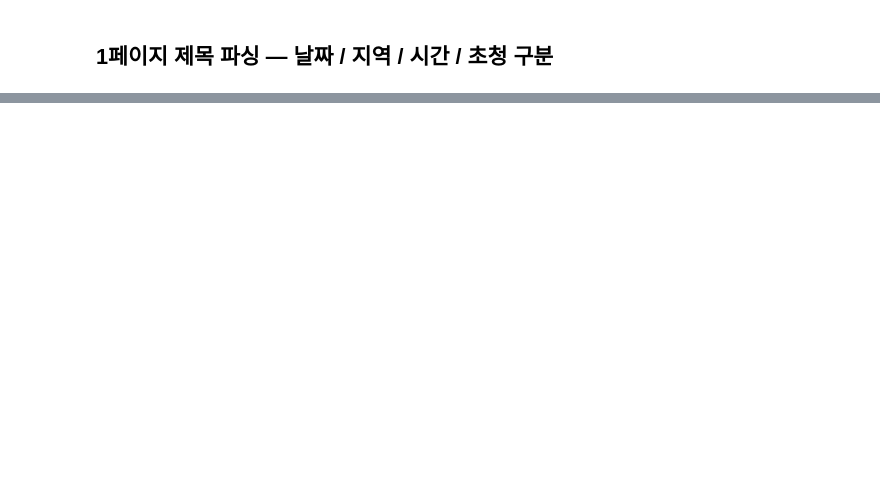
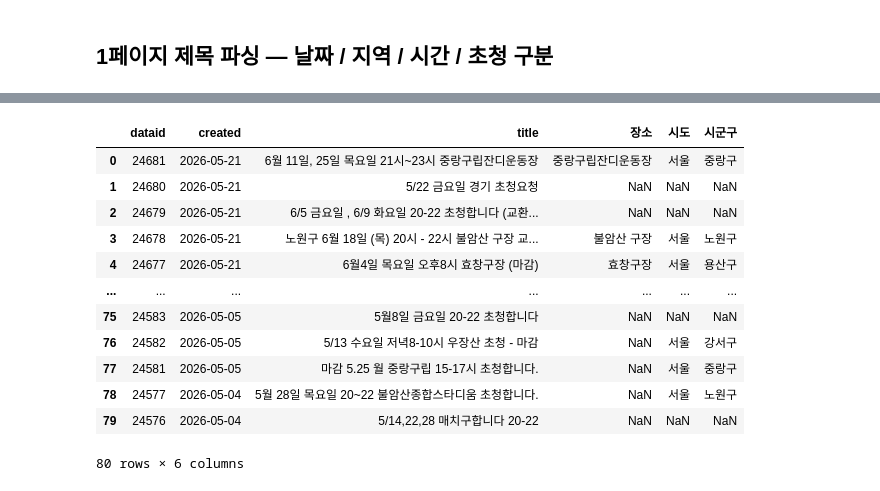
Before and after one commit to young2good/analysis_repo, a Jupyter notebook: app_creator/cafe_board_crawling.ipynb, the cells around one changed output, grey strips where cells are left out. Saved outputs shown, nothing was run; the diff lists cells and outputs as text; code cells hidden in the pictures; blank space fills up the shorter version.

```diff
--- a/app_creator/cafe_board_crawling.ipynb
+++ b/app_creator/cafe_board_crawling.ipynb
@@ -397,0 +610,16 @@ df
+# %%
+df[["dataid", "created", "title", "장소", "시도", "시군구"]]
+# %% [output]
+|  | dataid | created | title | 장소 | 시도 | 시군구 |
+| 0 | 24681 | 2026-05-21 | 6월 11일, 25일 목요일 21시~23시 중랑구립잔디운동장 | 중랑구립잔디운동장 | 서울 | 중랑구 |
+| 1 | 24680 | 2026-05-21 | 5/22 금요일 경기 초청요청 | NaN | NaN | NaN |
+| 2 | 24679 | 2026-05-21 | 6/5 금요일 , 6/9 화요일 20-22 초청합니다 (교환... | NaN | NaN | NaN |
+| 3 | 24678 | 2026-05-21 | 노원구 6월 18일 (목) 20시 - 22시 불암산 구장 교... | 불암산 구장 | 서울 | 노원구 |
+| 4 | 24677 | 2026-05-21 | 6월4일 목요일 오후8시 효창구장 (마감) | 효창구장 | 서울 | 용산구 |
+| ... | ... | ... | ... | ... | ... | ... |
+| 75 | 24583 | 2026-05-05 | 5월8일 금요일 20-22 초청합니다 | NaN | NaN | NaN |
+| 76 | 24582 | 2026-05-05 | 5/13 수요일 저녁8-10시 우장산 초청 - 마감 | NaN | 서울 | 강서구 |
+| 77 | 24581 | 2026-05-05 | 마감 5.25 월 중랑구립 15-17시 초청합니다. | NaN | 서울 | 중랑구 |
+| 78 | 24577 | 2026-05-04 | 5월 28일 목요일 20~22 불암산종합스타디움 초청합니다. | NaN | 서울 | 노원구 |
+| 79 | 24576 | 2026-05-04 | 5/14,22,28 매치구합니다 20-22 | NaN | NaN | NaN |
+80 rows × 6 columns
```
Also changed, not shown: parts of 10 cells of this notebook.
